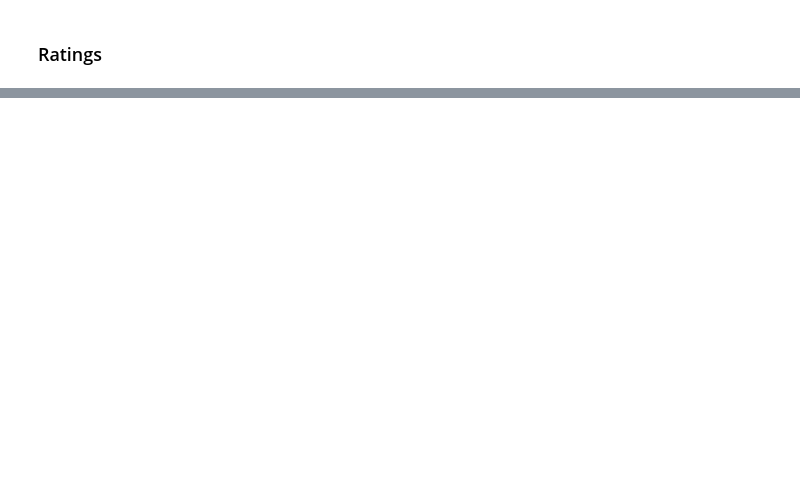
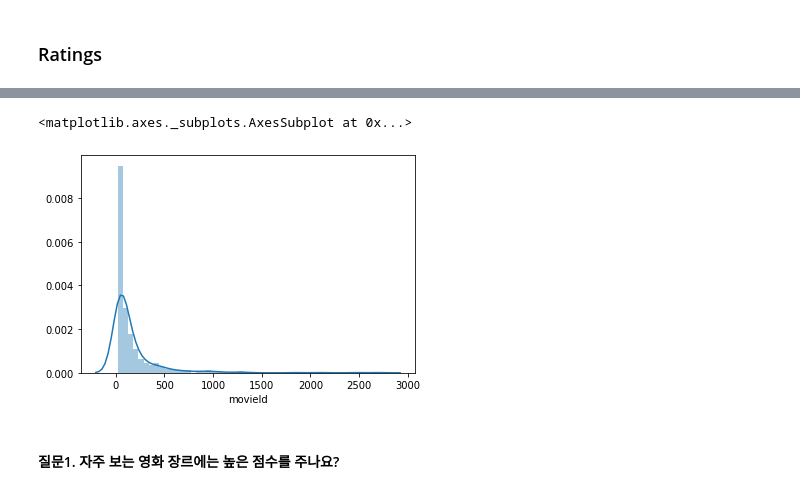
Before and after one commit to datarian-kr/reco, a Jupyter notebook: sunmi/movies 데이터 정제 & EDA.ipynb, the cells around one changed output, grey strips where cells are left out. Drawn from its saved outputs; the diff is of its cells as text; code cells hidden in the pictures; blank space fills up the shorter version.

```diff
--- a/sunmi/movies 데이터 정제 & EDA.ipynb
+++ b/sunmi/movies 데이터 정제 & EDA.ipynb
@@ -217,0 +183,6 @@ ratings
+# %%
+ratings_ = ratings.merge(movies, on='movieId')
+print(ratings_.shape)
+print(len(ratings_['userId'].unique()))
+print(len(ratings_['movieId'].unique())) # 610명 유저의, 9724개의 영화에 대한 기록
+ratings_.sample(1)
@@ -217,0 +211,7 @@ ratings
+# %%
+sns.distplot(ratings_.groupby('userId')['movieId'].count())
+# %% [output]
+<matplotlib.axes._subplots.AxesSubplot at 0x...>
+[figure, added]
+# %% [markdown]
+#### 질문1. 자주 보는 영화 장르에는 높은 점수를 주나요?
```
Also changed, not shown: parts of 9 cells of this notebook.
